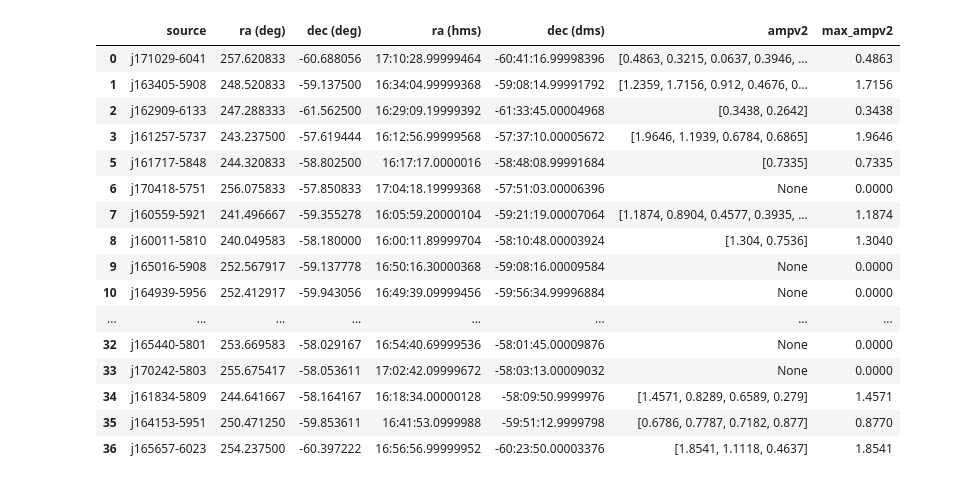
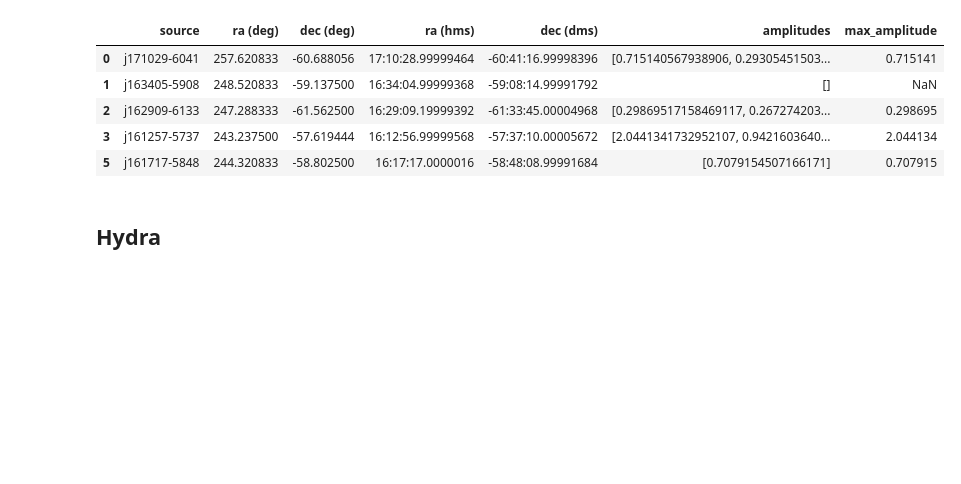
Before and after one commit to brandonminta/spectral_decomposition, a Jupyter notebook: HI_column_density_map.ipynb, the cells around one changed output. Saved outputs shown, nothing was run; the diff lists cells and outputs as text; code cells hidden in the pictures; blank space fills up the shorter version.

```diff
--- a/HI_column_density_map.ipynb
+++ b/HI_column_density_map.ipynb
@@ -198,3 +246,6 @@ sources_n
+# %%
+# Ensure that 'name' is the column in sources_h that matches the names in your results
+sources_n['amplitudes'] = sources_n['source'].map(name_to_amplitudes_n)
 # %%
 # Function to get the maximum value of a list
 def get_max_value(lst):
@@ -202,26 +253,23 @@ def get_max_value(lst):
         return 0
     else:
         return max(lst)
-# %%
-sources_h['max_ampv2'] = sources_h['ampv2'].apply(get_max_value)
-sources_n['max_ampv2'] = sources_n['ampv2'].apply(get_max_value)
+# %%
+# Function to extract the maximum amplitude from the amplitudes list
+def get_max_amplitude(amplitudes):
+    if isinstance(amplitudes, list) and amplitudes:
+        return max(amplitudes)
+    else:
+        return None  # or np.nan if you prefer
+# %%
+# Apply the function to the 'amplitudes' column to create 'max_amplitude'
+sources_h['max_amplitude'] = sources_h['amplitudes'].apply(get_max_amplitude)
+sources_n['max_amplitude'] = sources_n['amplitudes'].apply(get_max_amplitude)
 # %%
-sources_n
+sources_n.head()
 # %% [output]
-|  | source | ra (deg) | dec (deg) | ra (hms) | dec (dms) | ampv2 | max_ampv2 |
-| 0 | j171029-6041 | 257.620833 | -60.688056 | 17:10:28.99999464 | -60:41:16.99998396 | [0.4863, 0.3215, 0.0637, 0.3946, ... | 0.4863 |
-| 1 | j163405-5908 | 248.520833 | -59.137500 | 16:34:04.99999368 | -59:08:14.99991792 | [1.2359, 1.7156, 0.912, 0.4676, 0... | 1.7156 |
-| 2 | j162909-6133 | 247.288333 | -61.562500 | 16:29:09.19999392 | -61:33:45.00004968 | [0.3438, 0.2642] | 0.3438 |
-| 3 | j161257-5737 | 243.237500 | -57.619444 | 16:12:56.99999568 | -57:37:10.00005672 | [1.9646, 1.1939, 0.6784, 0.6865] | 1.9646 |
-| 5 | j161717-5848 | 244.320833 | -58.802500 | 16:17:17.0000016 | -58:48:08.99991684 | [0.7335] | 0.7335 |
-| 6 | j170418-5751 | 256.075833 | -57.850833 | 17:04:18.19999368 | -57:51:03.00006396 | None | 0.0000 |
-| 7 | j160559-5921 | 241.496667 | -59.355278 | 16:05:59.20000104 | -59:21:19.00007064 | [1.1874, 0.8904, 0.4577, 0.3935, ... | 1.1874 |
-| 8 | j160011-5810 | 240.049583 | -58.180000 | 16:00:11.89999704 | -58:10:48.00003924 | [1.304, 0.7536] | 1.3040 |
-| 9 | j165016-5908 | 252.567917 | -59.137778 | 16:50:16.30000368 | -59:08:16.00009584 | None | 0.0000 |
-| 10 | j164939-5956 | 252.412917 | -59.943056 | 16:49:39.09999456 | -59:56:34.99996884 | None | 0.0000 |
-| ... | ... | ... | ... | ... | ... | ... | ... |
-| 32 | j165440-5801 | 253.669583 | -58.029167 | 16:54:40.69999536 | -58:01:45.00009876 | None | 0.0000 |
-| 33 | j170242-5803 | 255.675417 | -58.053611 | 17:02:42.09999672 | -58:03:13.00009032 | None | 0.0000 |
-| 34 | j161834-5809 | 244.641667 | -58.164167 | 16:18:34.00000128 | -58:09:50.9999976 | [1.4571, 0.8289, 0.6589, 0.279] | 1.4571 |
-| 35 | j164153-5951 | 250.471250 | -59.853611 | 16:41:53.0999988 | -59:51:12.9999798 | [0.6786, 0.7787, 0.7182, 0.877] | 0.8770 |
-| 36 | j165657-6023 | 254.237500 | -60.397222 | 16:56:56.99999952 | -60:23:50.00003376 | [1.8541, 1.1118, 0.4637] | 1.8541 |
+|  | source | ra (deg) | dec (deg) | ra (hms) | dec (dms) | amplitudes | max_amplitude |
+| 0 | j171029-6041 | 257.620833 | -60.688056 | 17:10:28.99999464 | -60:41:16.99998396 | [0.715140567938906, 0.29305451503... | 0.715141 |
+| 1 | j163405-5908 | 248.520833 | -59.137500 | 16:34:04.99999368 | -59:08:14.99991792 | [] | NaN |
+| 2 | j162909-6133 | 247.288333 | -61.562500 | 16:29:09.19999392 | -61:33:45.00004968 | [0.29869517158469117, 0.267274203... | 0.298695 |
+| 3 | j161257-5737 | 243.237500 | -57.619444 | 16:12:56.99999568 | -57:37:10.00005672 | [2.0441341732952107, 0.9421603640... | 2.044134 |
+| 5 | j161717-5848 | 244.320833 | -58.802500 | 16:17:17.0000016 | -58:48:08.99991684 | [0.7079154507166171] | 0.707915 |
@@ -265 +276,3 @@ def plot_continuum_tau(hdulist_hi, ra_deg, dec_deg, tau):
+# %% [markdown]
+## Hydra
 # %%
```
Also changed, not shown: parts of 77 cells of this notebook, 1 other file.
